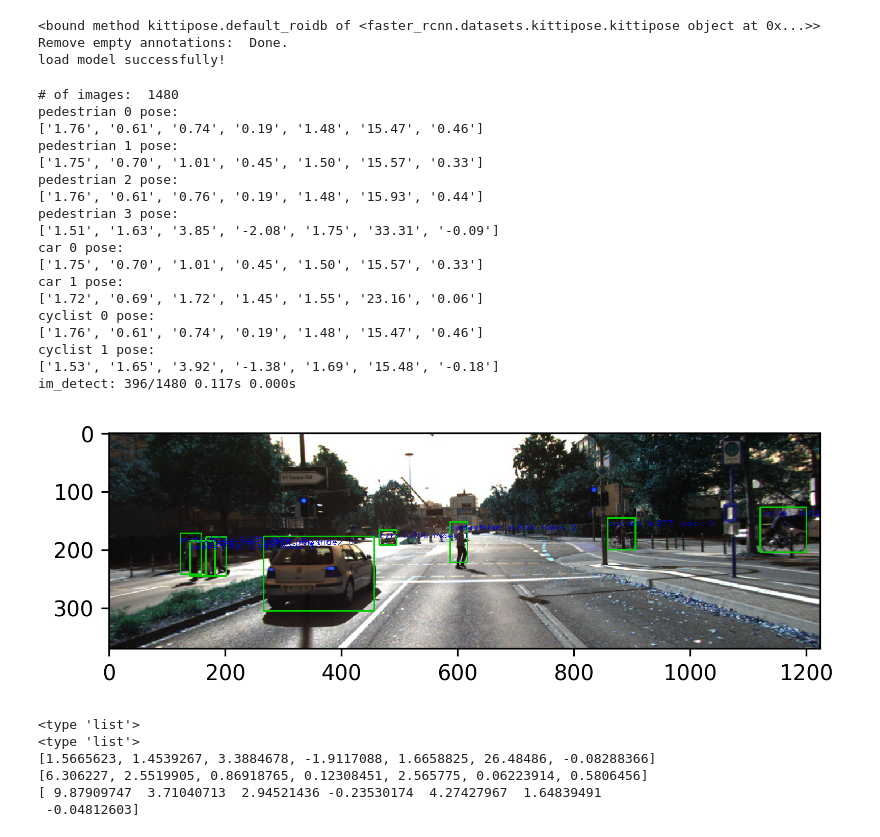
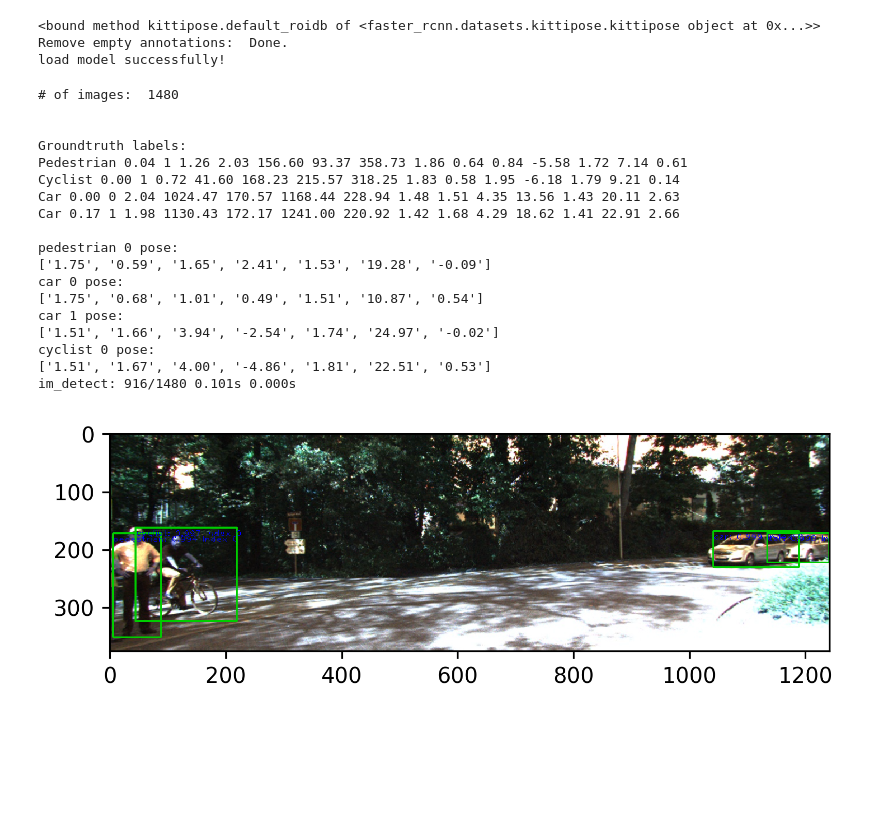
Before and after one commit to princeward/faster_rcnn_pytorch, a Jupyter notebook: test_kitti_notebook.ipynb, the cells around one changed output. Cells and saved outputs as stored; diff of their text form; code cells hidden in the pictures; blank space fills up the shorter version.

Commit message:
print groundtruth labels for comparison

```diff
--- a/test_kitti_notebook.ipynb
+++ b/test_kitti_notebook.ipynb
@@ -144,6 +144,15 @@ for i in range(idx_image,idx_image+1):
 
     im = cv2.imread(im_path)
     disp = cv2.imread(disp_path)
+
+    # print out the groundtruth label
+    print "\n"
+    print "Groundtruth labels:"
+    img_index = im_path[-10:-4]
+    label_path = "/media/data/kitti_dataset/2d_object/data_object_image_2/training/label_2/" + img_index + ".txt"
+    f = open(label_path, 'r')
+    print(f.read())
+    f.close()
 
     _t['im_detect'].tic()
 
@@ -177,57 +186,44 @@ for i in range(idx_image,idx_image+1):
             im2show = vis_detections(im2show, imdb.classes[j], cls_dets, poses_keep)
         all_boxes[j][i] = cls_dets
 
     # Limit to max_per_image detections *over all classes*
     _t['misc'].tic()
     if max_per_image > 0:
         image_scores = np.hstack([all_boxes[j][i][:, -1]
                                   for j in xrange(1, imdb.num_classes)])
         if len(image_scores) > max_per_image:
             image_thresh = np.sort(image_scores)[-max_per_image]
             for j in xrange(1, imdb.num_classes):
                 keep = np.where(all_boxes[j][i][:, -1] >= image_thresh)[0]
                 all_boxes[j][i] = all_boxes[j][i][keep, :]
     nms_time = _t['misc'].toc(average=False)
 
     print 'im_detect: {:d}/{:d} {:.3f}s {:.3f}s' \
         .format(i + 1, num_images, detect_time, nms_time)
 
 
     if vis:
         #cv2.imshow('test', im2show)
         #cv2.waitKey(0)
         plt.imshow(im2show)
         #pass
 # %% [output]
 # of images:  1480
+
+
+Groundtruth labels:
+Pedestrian 0.04 1 1.26 2.03 156.60 93.37 358.73 1.86 0.64 0.84 -5.58 1.72 7.14 0.61
+Cyclist 0.00 1 0.72 41.60 168.23 215.57 318.25 1.83 0.58 1.95 -6.18 1.79 9.21 0.14
+Car 0.00 0 2.04 1024.47 170.57 1168.44 228.94 1.48 1.51 4.35 13.56 1.43 20.11 2.63
+Car 0.17 1 1.98 1130.43 172.17 1241.00 220.92 1.42 1.68 4.29 18.62 1.41 22.91 2.66
+
 pedestrian 0 pose:
-['1.76', '0.61', '0.74', '0.19', '1.48', '15.47', '0.46']
-pedestrian 1 pose:
-['1.75', '0.70', '1.01', '0.45', '1.50', '15.57', '0.33']
-pedestrian 2 pose:
-['1.76', '0.61', '0.76', '0.19', '1.48', '15.93', '0.44']
-pedestrian 3 pose:
-['1.51', '1.63', '3.85', '-2.08', '1.75', '33.31', '-0.09']
+['1.75', '0.59', '1.65', '2.41', '1.53', '19.28', '-0.09']
 car 0 pose:
-['1.75', '0.70', '1.01', '0.45', '1.50', '15.57', '0.33']
+['1.75', '0.68', '1.01', '0.49', '1.51', '10.87', '0.54']
 car 1 pose:
-['1.72', '0.69', '1.72', '1.45', '1.55', '23.16', '0.06']
+['1.51', '1.66', '3.94', '-2.54', '1.74', '24.97', '-0.02']
 cyclist 0 pose:
-['1.76', '0.61', '0.74', '0.19', '1.48', '15.47', '0.46']
-cyclist 1 pose:
-['1.53', '1.65', '3.92', '-1.38', '1.69', '15.48', '-0.18']
-im_detect: 396/1480 0.117s 0.000s
+['1.51', '1.67', '4.00', '-4.86', '1.81', '22.51', '0.53']
+im_detect: 916/1480 0.101s 0.000s
-[figure, old version]
+[figure, new version]
-# %%
-print type(cfg.POSE_MEANS)
-print type(cfg.POSE_INV_VARS)
-print cfg.POSE_MEANS
-print cfg.POSE_INV_VARS
-print np.array(cfg.POSE_MEANS) * np.array(cfg.POSE_INV_VARS)
-# %% [output]
-<type 'list'>
-<type 'list'>
-[1.5665623, 1.4539267, 3.3884678, -1.9117088, 1.6658825, 26.48486, -0.08288366]
-[6.306227, 2.5519905, 0.86918765, 0.12308451, 2.565775, 0.06223914, 0.5806456]
-[ 9.87909747  3.71040713  2.94521436 -0.23530174  4.27427967  1.64839491
- -0.04812603]
```
